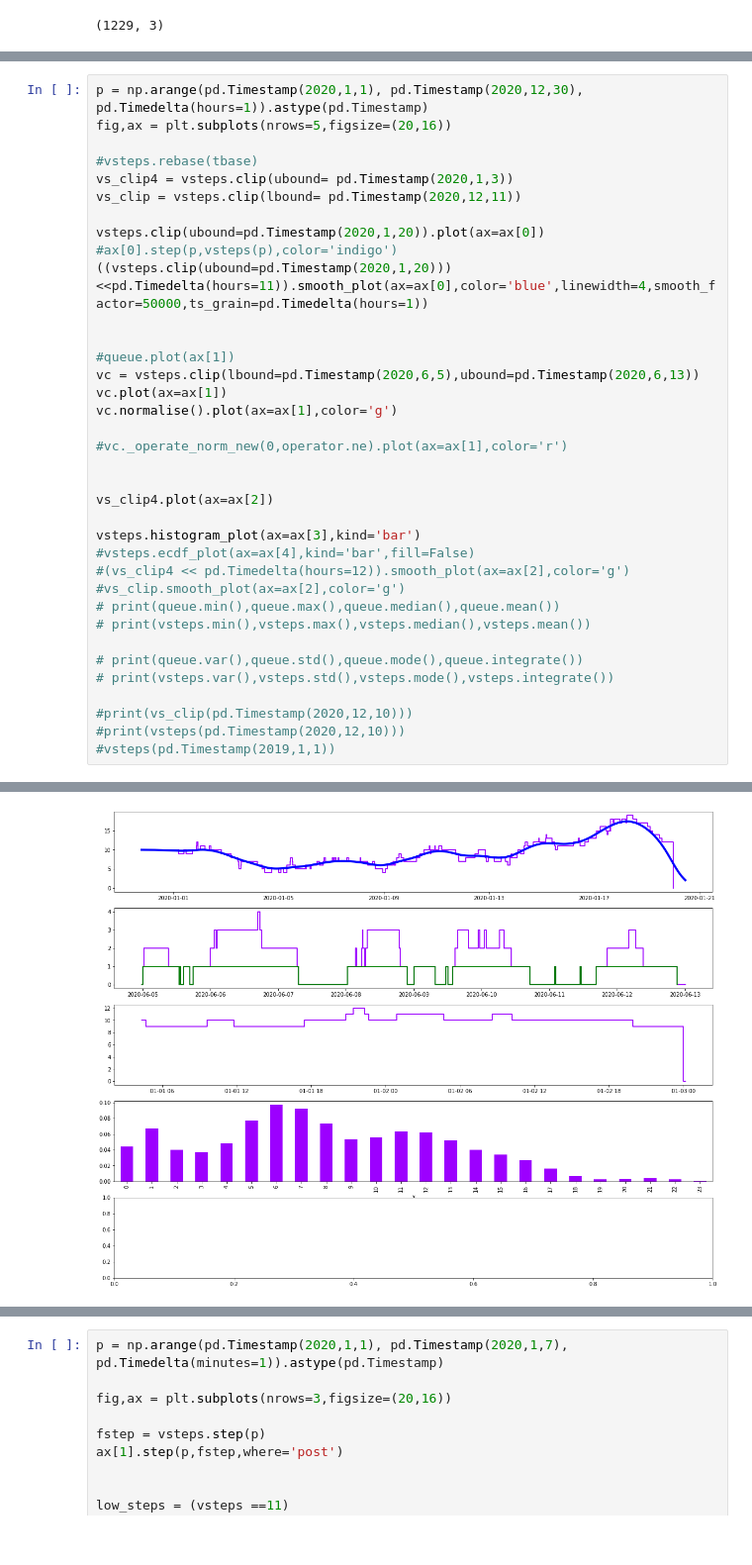
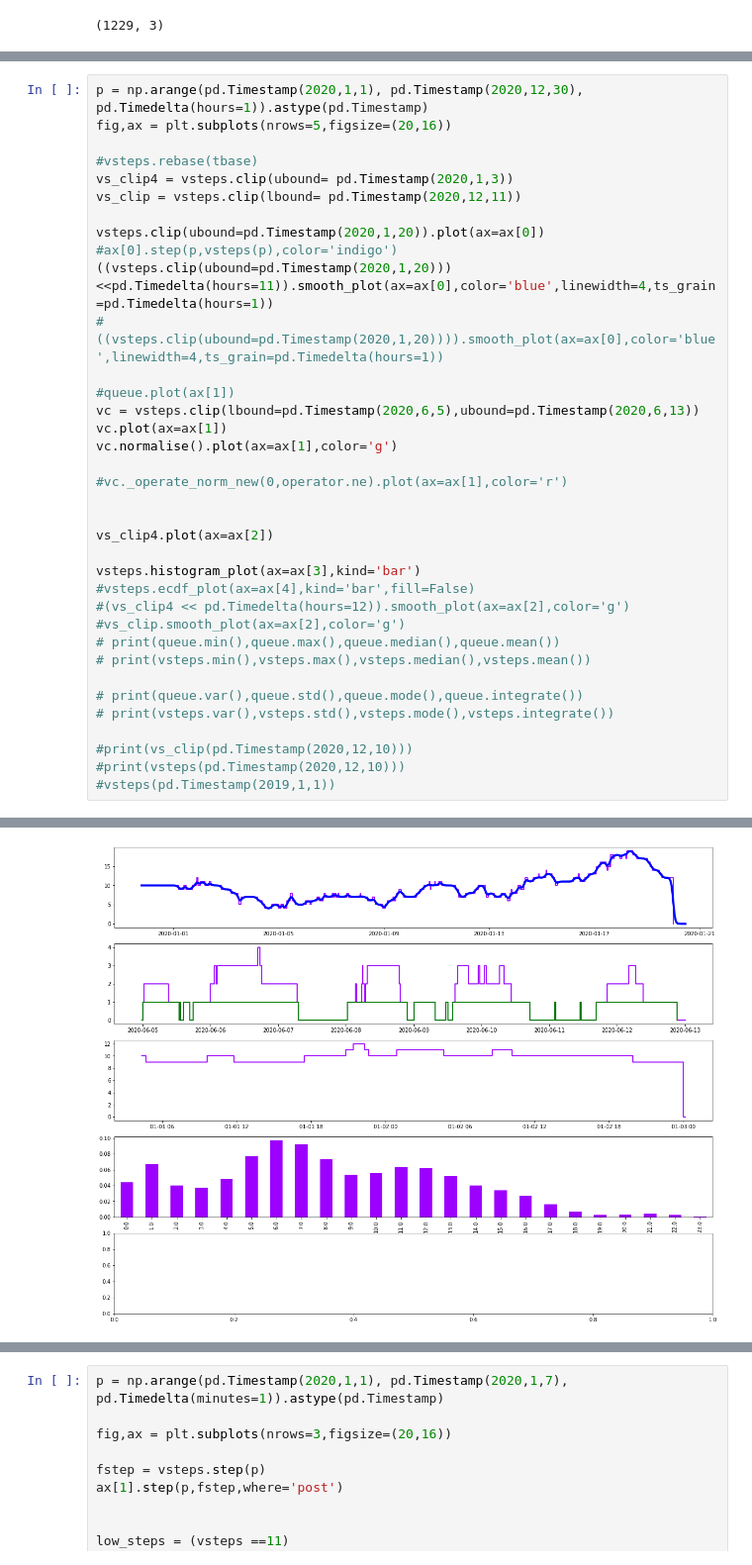
Before and after one commit to probability/topicmodelunderstanding, a Jupyter notebook: Notebooks/Examples 1.ipynb, the cells around one changed output, grey strips where cells are left out. Shown: that part at 99% size. Cells and saved outputs as stored; diff of their text form.

```diff
--- a/Notebooks/Examples 1.ipynb
+++ b/Notebooks/Examples 1.ipynb
@@ -26,33 +23,33 @@ vs_clip4 = vsteps.clip(ubound= pd.Timestamp(2020,1,3))
 vs_clip = vsteps.clip(lbound= pd.Timestamp(2020,12,11))
 
 vsteps.clip(ubound=pd.Timestamp(2020,1,20)).plot(ax=ax[0])
 #ax[0].step(p,vsteps(p),color='indigo')
-((vsteps.clip(ubound=pd.Timestamp(2020,1,20)))<<pd.Timedelta(hours=11)).smooth_plot(ax=ax[0],color='blue',linewidth=4,smooth_factor=50000,ts_grain=pd.Timedelta(hours=1))
-
+((vsteps.clip(ubound=pd.Timestamp(2020,1,20)))<<pd.Timedelta(hours=11)).smooth_plot(ax=ax[0],color='blue',linewidth=4,ts_grain=pd.Timedelta(hours=1))
+#((vsteps.clip(ubound=pd.Timestamp(2020,1,20)))).smooth_plot(ax=ax[0],color='blue',linewidth=4,ts_grain=pd.Timedelta(hours=1))
 
 #queue.plot(ax[1])
 vc = vsteps.clip(lbound=pd.Timestamp(2020,6,5),ubound=pd.Timestamp(2020,6,13))
 vc.plot(ax=ax[1])
 vc.normalise().plot(ax=ax[1],color='g')
 
 #vc._operate_norm_new(0,operator.ne).plot(ax=ax[1],color='r')
 
 
 vs_clip4.plot(ax=ax[2])
 
 vsteps.histogram_plot(ax=ax[3],kind='bar')
 #vsteps.ecdf_plot(ax=ax[4],kind='bar',fill=False)
 #(vs_clip4 << pd.Timedelta(hours=12)).smooth_plot(ax=ax[2],color='g')
 #vs_clip.smooth_plot(ax=ax[2],color='g')
 # print(queue.min(),queue.max(),queue.median(),queue.mean())
 # print(vsteps.min(),vsteps.max(),vsteps.median(),vsteps.mean())
 
 # print(queue.var(),queue.std(),queue.mode(),queue.integrate())
 # print(vsteps.var(),vsteps.std(),vsteps.mode(),vsteps.integrate())
 
 #print(vs_clip(pd.Timestamp(2020,12,10)))
 #print(vsteps(pd.Timestamp(2020,12,10)))
 #vsteps(pd.Timestamp(2019,1,1))
 # %% [output]
 <AxesSubplot:xlabel='x'>
-[figure, old version]
+[figure, new version]
```
Also changed, not shown: parts of 5 cells of this notebook, 9 other files.
